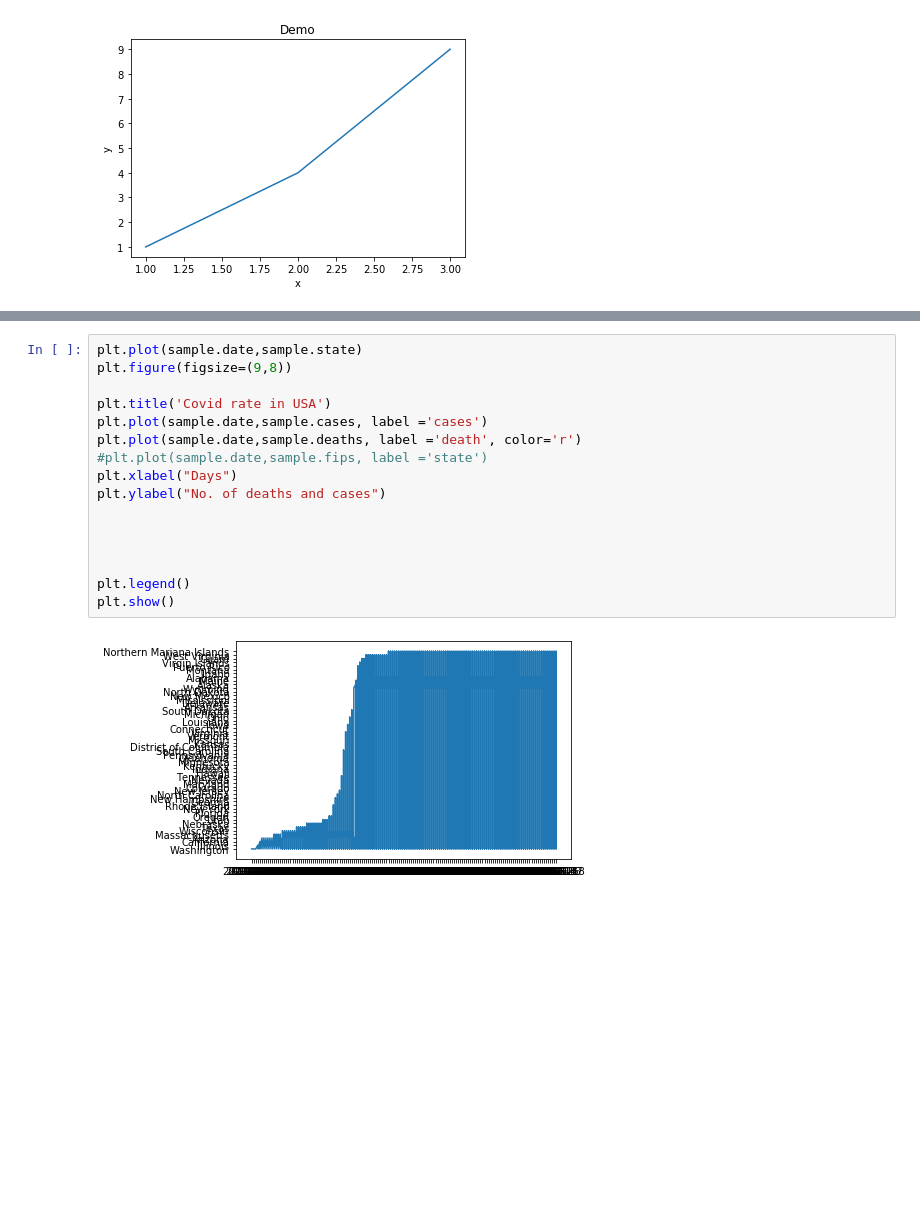
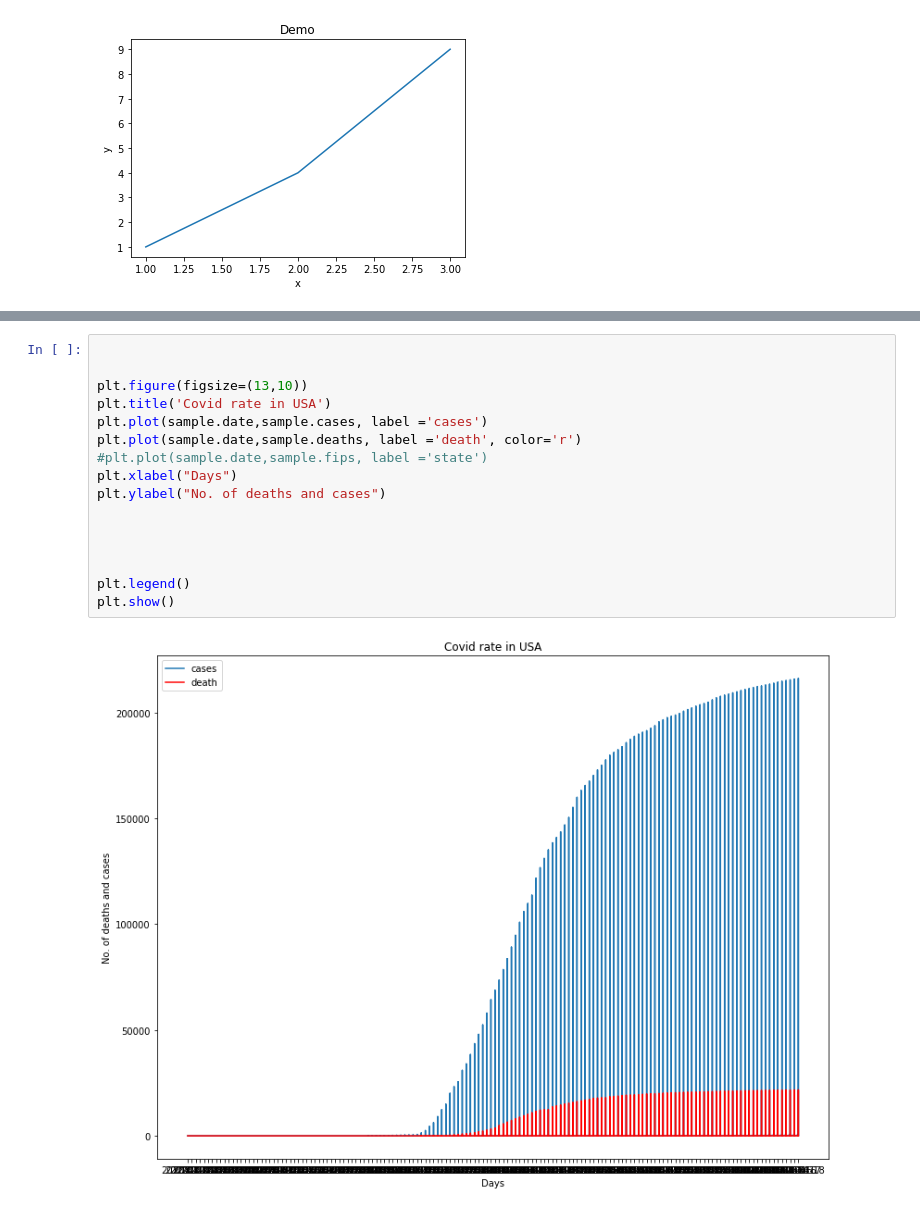
Before and after one commit to rabina48/Data_Visualization_COVID_case_of_USA, a Jupyter notebook: Covid_US.ipynb, the cells around one changed output, grey strips where cells are left out. Cells and saved outputs as stored; diff of their text form; blank space fills up the shorter version.

```diff
--- a/Covid_US.ipynb
+++ b/Covid_US.ipynb
@@ -31,19 +34,19 @@ sample
 # %%
-plt.plot(sample.date,sample.state)
-plt.figure(figsize=(9,8))
 
+
+plt.figure(figsize=(13,10))
 plt.title('Covid rate in USA')
 plt.plot(sample.date,sample.cases, label ='cases')
 plt.plot(sample.date,sample.deaths, label ='death', color='r')
 #plt.plot(sample.date,sample.fips, label ='state')
 plt.xlabel("Days")
 plt.ylabel("No. of deaths and cases")
 
 
 
 
 plt.legend()
 plt.show()
 # %% [output]
-[figure, old version]
+[figure, new version]
 # %%
```
Also changed, not shown: parts of 4 cells of this notebook.
